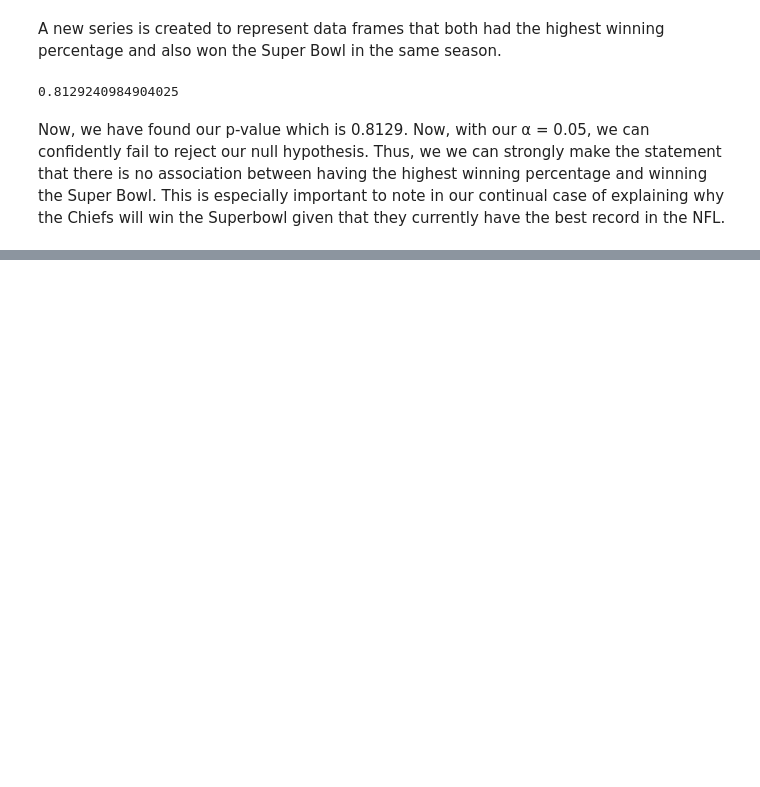
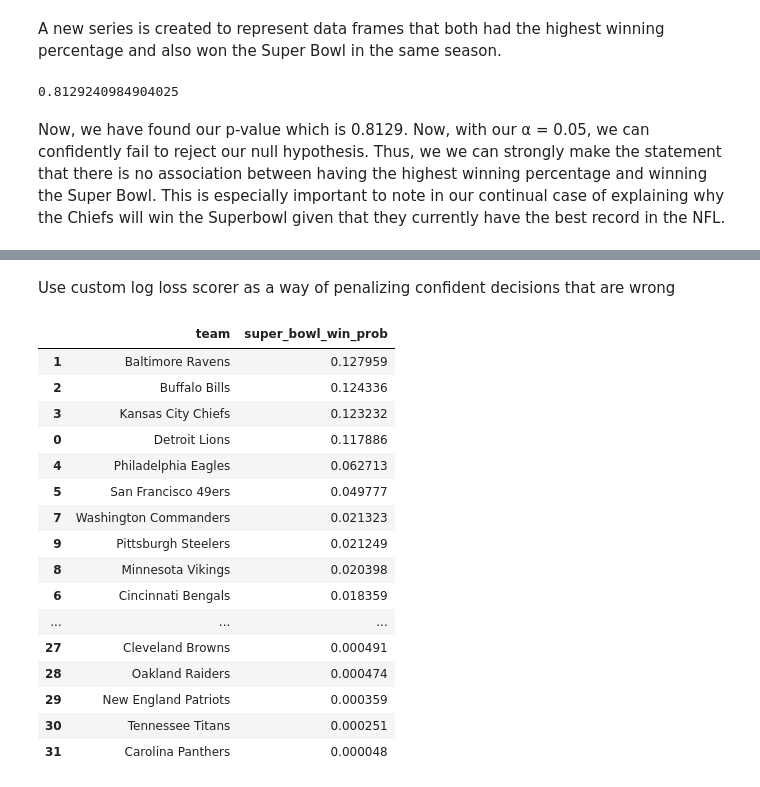
Before and after one commit to AndyGran/CMSC-320-Final-Project, a Jupyter notebook: Data-Analysis.ipynb, the cells around one changed output, grey strips where cells are left out. Drawn from its saved outputs; the diff is of its cells as text; code cells hidden in the pictures; blank space fills up the shorter version.

```diff
--- a/Data-Analysis.ipynb
+++ b/Data-Analysis.ipynb
@@ -205,0 +512,10 @@ Now, we have found our p-value which is 0.8129. Now, with our α = 0.05, we can
+# %%
+features = ['win_loss_perc', 'defensive_rank', 'average_elo']
+X = team_statistics[features]
+y = team_statistics['Won_SB']
+
+X_train, X_test, y_train, y_test = train_test_split(X, y, test_size=0.2, random_state=42)
+
+scaler = StandardScaler()
+X_train_scaled = scaler.fit_transform(X_train)
+X_test_scaled = scaler.transform(X_test)
@@ -205,0 +559,39 @@ Now, we have found our p-value which is 0.8129. Now, with our α = 0.05, we can
+# %% [markdown]
+Use custom log loss scorer as a way of penalizing confident decisions that are wrong
+# %%
+nfl_elo_curr_df = pd.read_csv('nfl_elo_current.csv')
+nfl_elo_curr_df['expected_wins'] = nfl_elo_curr_df['wins'] + nfl_elo_curr_df['expected_wins_538_ytd']
+nfl_elo_curr_df['win_loss_perc'] = nfl_elo_curr_df['expected_wins'] / 17
+nfl_elo_curr_df['team'] = nfl_elo_curr_df['team'].apply(lambda team: team_name_mapping.get(team, team))
+
+# Rename elo of the team at current to average_elo for the model
+nfl_elo_curr_df.rename(columns={'nfelo': 'average_elo'}, inplace=True)
+
+features_for_model = ['win_loss_perc', 'defensive_rank', 'average_elo']
+X_curr = nfl_elo_curr_df[features_for_model]
+
+X_curr_scaled = scaler.transform(X_curr)
+
+nfl_elo_curr_df['super_bowl_win_prob'] = best_model.predict_proba(X_curr_scaled)[:, 1]
+
+nfl_elo_curr_df = nfl_elo_curr_df.sort_values(by='super_bowl_win_prob', ascending=False)
+
+nfl_elo_curr_df[['team', 'super_bowl_win_prob']]
+# %% [output]
+|  | team | super_bowl_win_prob |
+| 1 | Baltimore Ravens | 0.127959 |
+| 2 | Buffalo Bills | 0.124336 |
+| 3 | Kansas City Chiefs | 0.123232 |
+| 0 | Detroit Lions | 0.117886 |
+| 4 | Philadelphia Eagles | 0.062713 |
+| 5 | San Francisco 49ers | 0.049777 |
+| 7 | Washington Commanders | 0.021323 |
+| 9 | Pittsburgh Steelers | 0.021249 |
+| 8 | Minnesota Vikings | 0.020398 |
+| 6 | Cincinnati Bengals | 0.018359 |
+| ... | ... | ... |
+| 27 | Cleveland Browns | 0.000491 |
+| 28 | Oakland Raiders | 0.000474 |
+| 29 | New England Patriots | 0.000359 |
+| 30 | Tennessee Titans | 0.000251 |
+| 31 | Carolina Panthers | 0.000048 |
```
Also changed, not shown: parts of 21 cells of this notebook, 2 other files.
